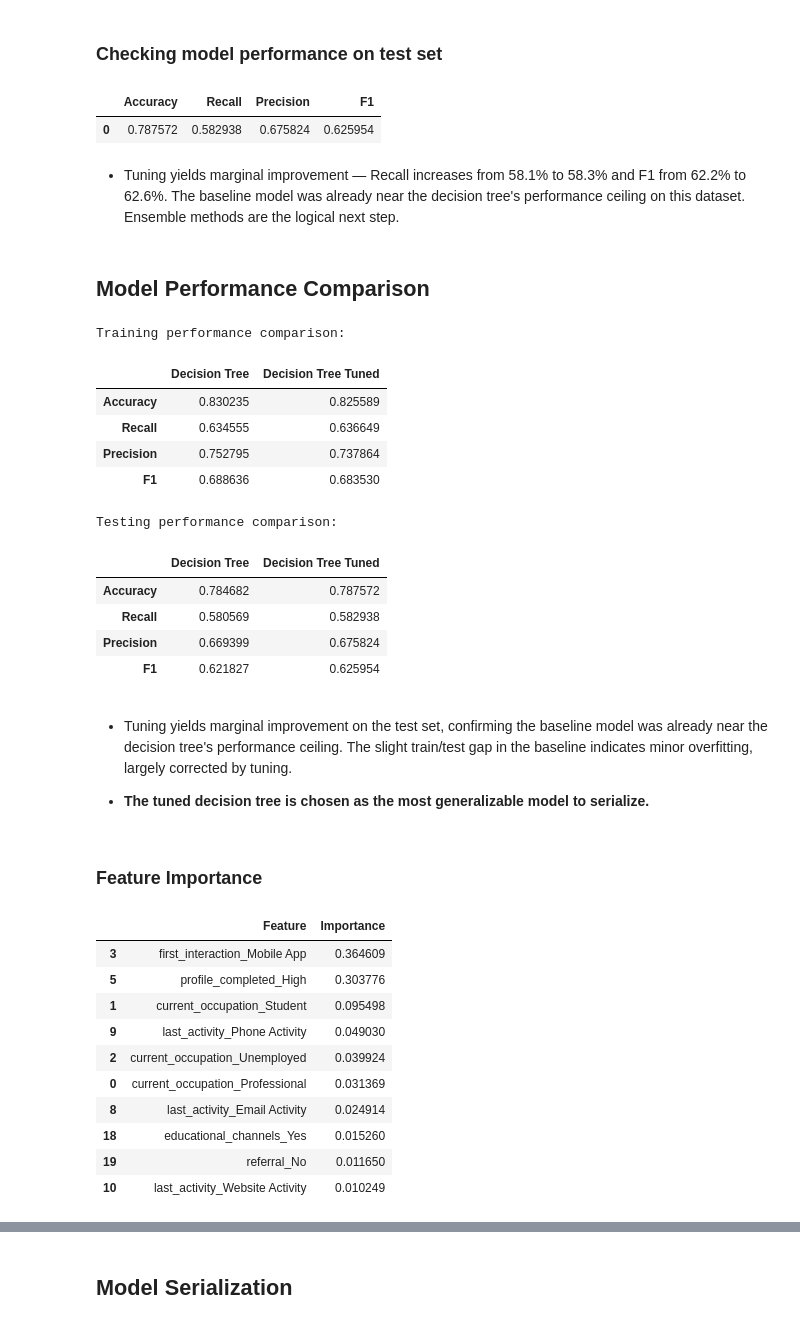
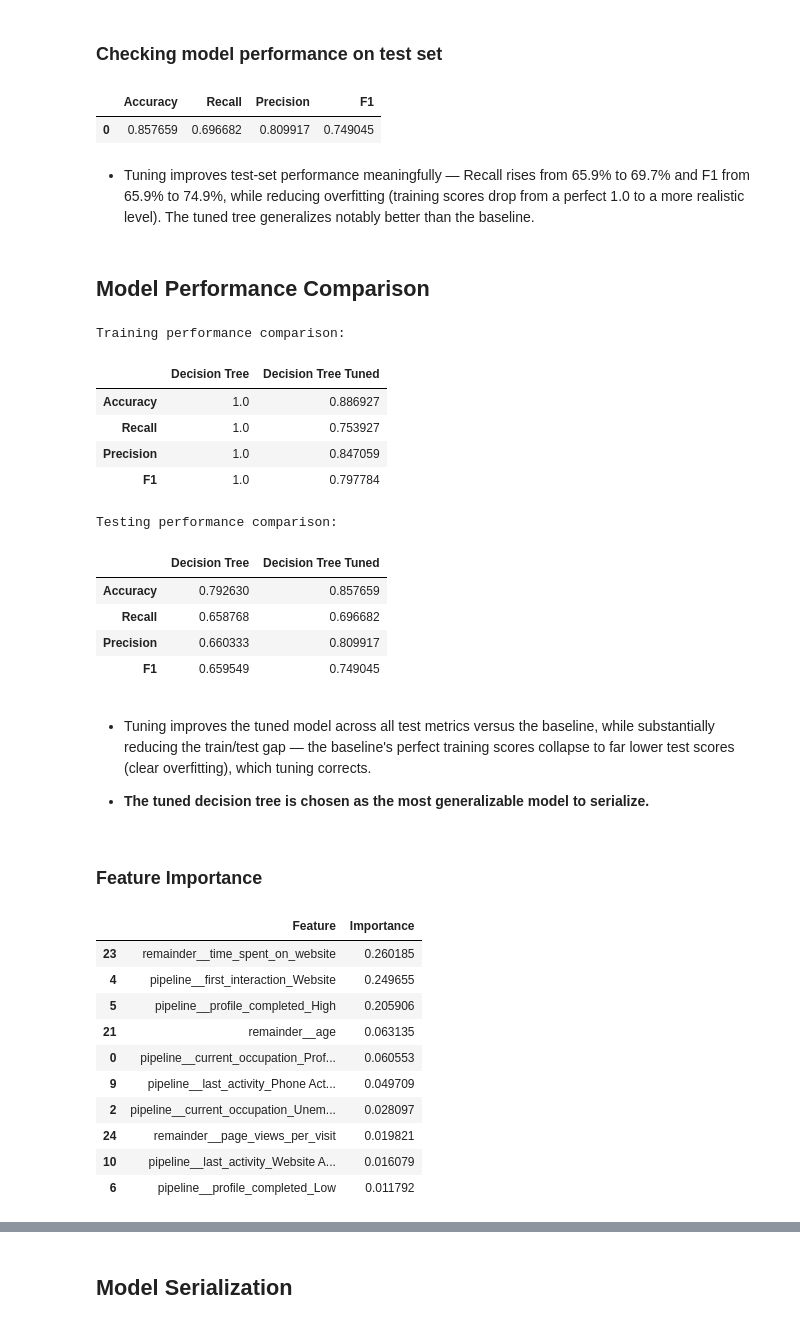
Before and after one commit to berns722/lead-scoring-model, a Jupyter notebook: notebooks/exploration.ipynb, the cells around one changed output, grey strips where cells are left out. Saved outputs shown, nothing was run; the diff lists cells and outputs as text; code cells hidden in the pictures.

```diff
--- a/notebooks/exploration.ipynb
+++ b/notebooks/exploration.ipynb
@@ -405,7 +405,8 @@ categorical_features
  'referral']
 # %%
 preprocessor = make_column_transformer(
-    (Pipeline([('encoder', OneHotEncoder(handle_unknown='ignore'))]), categorical_features)
+    (Pipeline([('encoder', OneHotEncoder(handle_unknown='ignore'))]), categorical_features),
+    remainder="passthrough"
 )
 # %% [markdown]
 # **Model Building**
@@ -495,11 +499,12 @@ dtree_tuned_test_perf = model_performance_classification(dtree_tuned, X_test, y_
 dtree_tuned_test_perf
 # %% [output]
 |  | Accuracy | Recall | Precision | F1 |
-| 0 | 0.787572 | 0.582938 | 0.675824 | 0.625954 |
+| 0 | 0.857659 | 0.696682 | 0.809917 | 0.749045 |
 # %% [markdown]
-* Tuning yields marginal improvement — Recall increases from 58.1% to 58.3% and F1 from
-62.2% to 62.6%. The baseline model was already near the decision tree's performance ceiling
-on this dataset. Ensemble methods are the logical next step.
+* Tuning improves test-set performance meaningfully — Recall rises from
+65.9% to 69.7% and F1 from 65.9% to 74.9%, while reducing overfitting
+(training scores drop from a perfect 1.0 to a more realistic level).
+The tuned tree generalizes notably better than the baseline.
 # %% [markdown]
 ## **Model Performance Comparison**
 # %%
@@ -518,10 +523,10 @@ models_train_comp_df
 # %% [output]
 Training performance comparison:
 |  | Decision Tree | Decision Tree Tuned |
-| Accuracy | 0.830235 | 0.825589 |
-| Recall | 0.634555 | 0.636649 |
-| Precision | 0.752795 | 0.737864 |
-| F1 | 0.688636 | 0.683530 |
+| Accuracy | 1.0 | 0.886927 |
+| Recall | 1.0 | 0.753927 |
+| Precision | 1.0 | 0.847059 |
+| F1 | 1.0 | 0.797784 |
 # %%
 models_test_comp_df = pd.concat(
     [
@@ -538,46 +543,44 @@ models_test_comp_df
 # %% [output]
 Testing performance comparison:
 |  | Decision Tree | Decision Tree Tuned |
-| Accuracy | 0.784682 | 0.787572 |
-| Recall | 0.580569 | 0.582938 |
-| Precision | 0.669399 | 0.675824 |
-| F1 | 0.621827 | 0.625954 |
+| Accuracy | 0.792630 | 0.857659 |
+| Recall | 0.658768 | 0.696682 |
+| Precision | 0.660333 | 0.809917 |
+| F1 | 0.659549 | 0.749045 |
 # %% [markdown]
-* Tuning yields marginal improvement on the test set, confirming the baseline model was already near
-the decision tree's performance ceiling. The slight train/test gap in the baseline
-indicates minor overfitting, largely corrected by tuning.
+* Tuning improves the tuned model across all test metrics versus the
+baseline, while substantially reducing the train/test gap — the
+baseline's perfect training scores collapse to far lower test scores
+(clear overfitting), which tuning corrects.
 
 
 * **The tuned decision tree is chosen as the most generalizable model to serialize.**
 # %% [markdown]
 ### Feature Importance
 # %%
-ohe = dtree_tuned.named_steps["columntransformer"] \
-        .named_transformers_["pipeline"] \
-        .named_steps["encoder"]
-
-feature_names = ohe.get_feature_names_out(categorical_features)
+column_transformer = dtree_tuned.named_steps["columntransformer"]
+feature_names = column_transformer.get_feature_names_out()
 
 importances = dtree_tuned.named_steps["decisiontreeclassifier"].feature_importances_
 
 feature_importance_df = pd.DataFrame({
     "Feature": feature_names,
     "Importance": importances
 }).sort_values(by="Importance", ascending=False)
 
 feature_importance_df.head(10)
 # %% [output]
 |  | Feature | Importance |
-| 3 | first_interaction_Mobile App | 0.364609 |
-| 5 | profile_completed_High | 0.303776 |
-| 1 | current_occupation_Student | 0.095498 |
-| 9 | last_activity_Phone Activity | 0.049030 |
-| 2 | current_occupation_Unemployed | 0.039924 |
-| 0 | current_occupation_Professional | 0.031369 |
-| 8 | last_activity_Email Activity | 0.024914 |
-| 18 | educational_channels_Yes | 0.015260 |
-| 19 | referral_No | 0.011650 |
-| 10 | last_activity_Website Activity | 0.010249 |
+| 23 | remainder__time_spent_on_website | 0.260185 |
+| 4 | pipeline__first_interaction_Website | 0.249655 |
+| 5 | pipeline__profile_completed_High | 0.205906 |
+| 21 | remainder__age | 0.063135 |
+| 0 | pipeline__current_occupation_Prof... | 0.060553 |
+| 9 | pipeline__last_activity_Phone Act... | 0.049709 |
+| 2 | pipeline__current_occupation_Unem... | 0.028097 |
+| 24 | remainder__page_views_per_visit | 0.019821 |
+| 10 | pipeline__last_activity_Website A... | 0.016079 |
+| 6 | pipeline__profile_completed_Low | 0.011792 |
 # %%
 feature_importance_df.head(10).plot(
     kind="barh",
```
Also changed, not shown: parts of 11 cells of this notebook.
